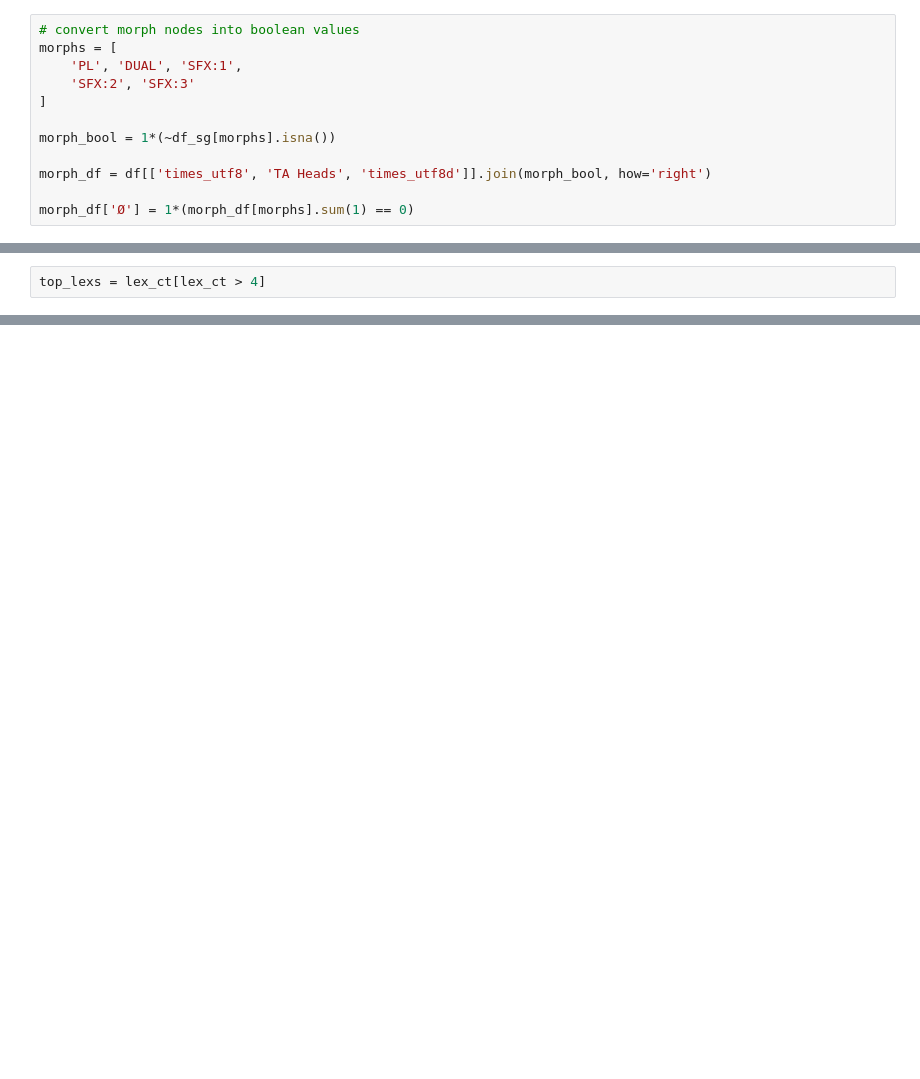
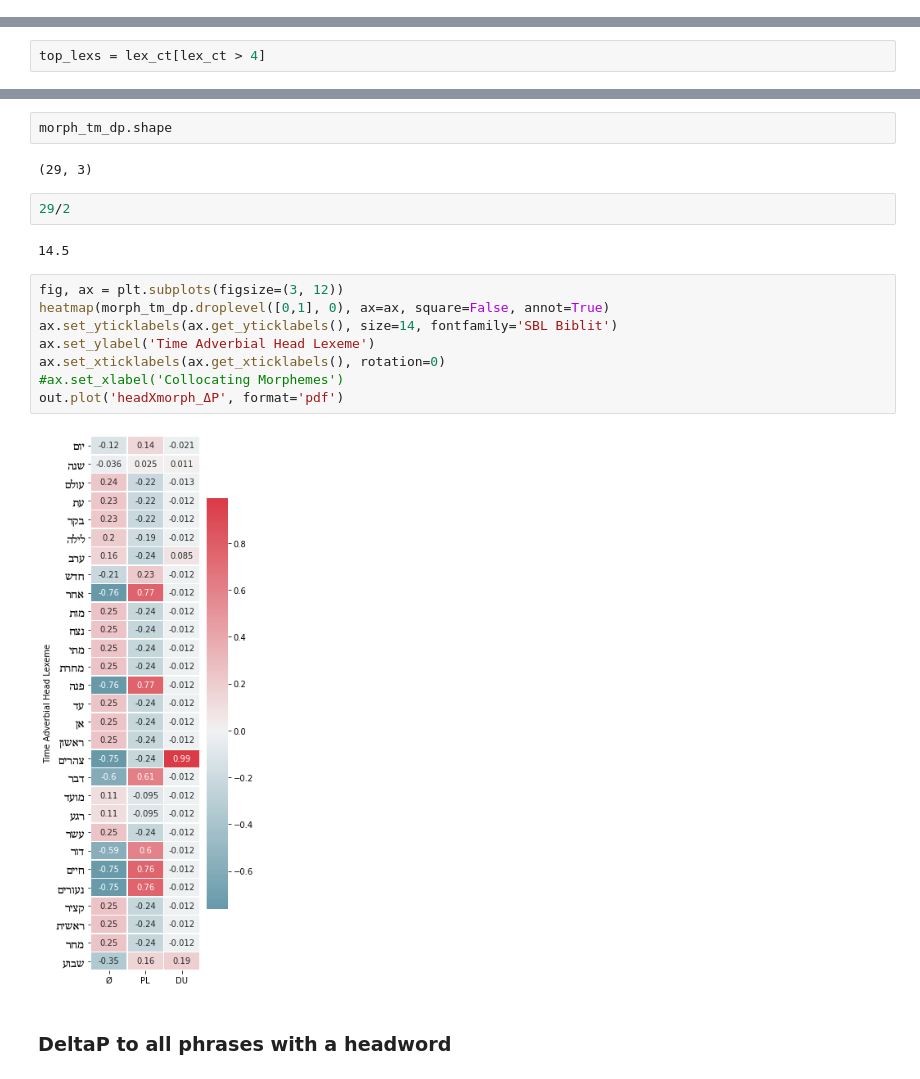
Before and after one commit to CambridgeSemiticsLab/BH_time_collocations, a Jupyter notebook: workflow/notebooks/analysis/morphological_collocations.ipynb, the cells around one changed output, grey strips where cells are left out. Saved outputs shown, nothing was run; the diff lists cells and outputs as text; blank space fills up the shorter version.

```diff
--- a/workflow/notebooks/analysis/morphological_collocations.ipynb
+++ b/workflow/notebooks/analysis/morphological_collocations.ipynb
@@ -31,14 +74,2 @@ Index(['verse', 'book', 'booksuper', 'canon_part', 'period', 'genre', 'domain',
 # %% [markdown]
 ## Build the Counts
-# %%
-# convert morph nodes into boolean values
-morphs = [
-    'PL', 'DUAL', 'SFX:1',
-    'SFX:2', 'SFX:3'
-]
-
-morph_bool = 1*(~df_sg[morphs].isna())
-
-morph_df = df[['times_utf8', 'TA Heads', 'times_utf8d']].join(morph_bool, how='right')
-
-morph_df['Ø'] = 1*(morph_df[morphs].sum(1) == 0)
@@ -242,0 +225,20 @@ morph_dp.droplevel([1,2],0)
+# %%
+morph_tm_dp.shape
+# %% [output]
+(29, 3)
+# %%
+29/2
+# %% [output]
+14.5
+# %%
+fig, ax = plt.subplots(figsize=(3, 12))
+heatmap(morph_tm_dp.droplevel([0,1], 0), ax=ax, square=False, annot=True)
+ax.set_yticklabels(ax.get_yticklabels(), size=14, fontfamily='SBL Biblit')
+ax.set_ylabel('Time Adverbial Head Lexeme')
+ax.set_xticklabels(ax.get_xticklabels(), rotation=0)
+#ax.set_xlabel('Collocating Morphemes')
+out.plot('headXmorph_ΔP', format='pdf')
+# %% [output]
+[figure, added]
+# %% [markdown]
+### DeltaP to all phrases with a headword
```
Also changed, not shown: parts of 32 cells of this notebook, 12 other files.
